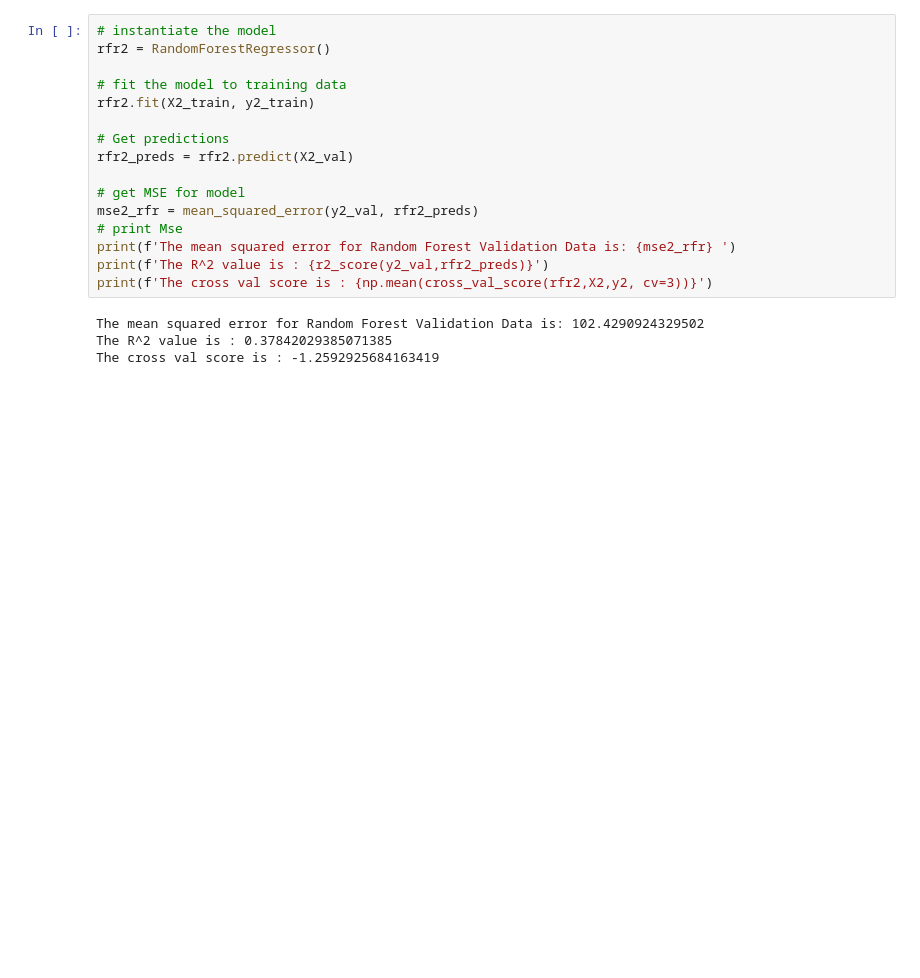
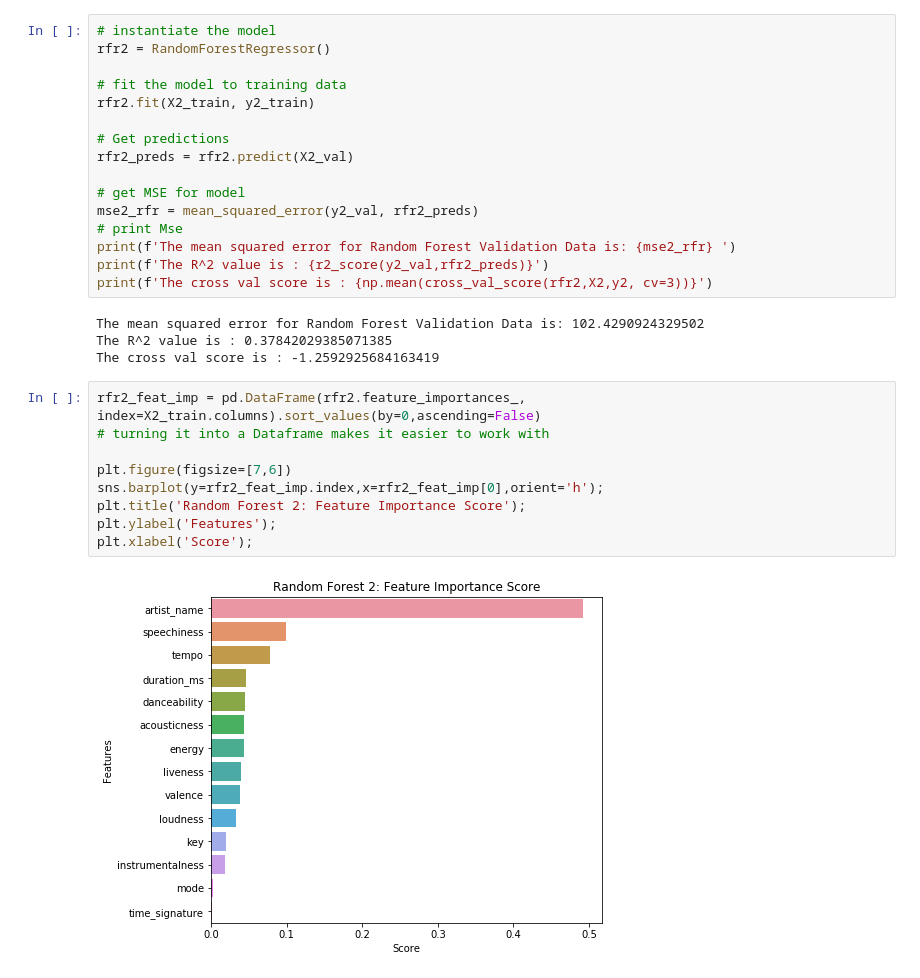
Before and after one commit to ipatel467/Spotify-Project, a Jupyter notebook: Spotify.ipynb, the cells around one changed output. Drawn from its saved outputs; the diff is of its cells as text; blank space fills up the shorter version.

```diff
--- a/Spotify.ipynb
+++ b/Spotify.ipynb
@@ -687,3 +731,14 @@ print(f'The cross val score is : {np.mean(cross_val_score(rfr2,X2,y2, cv=3))}')
 The mean squared error for Random Forest Validation Data is: 102.4290924329502
 The R^2 value is : 0.37842029385071385
 The cross val score is : -1.2592925684163419
+# %%
+rfr2_feat_imp = pd.DataFrame(rfr2.feature_importances_, index=X2_train.columns).sort_values(by=0,ascending=False)
+# turning it into a Dataframe makes it easier to work with
+
+plt.figure(figsize=[7,6])
+sns.barplot(y=rfr2_feat_imp.index,x=rfr2_feat_imp[0],orient='h');
+plt.title('Random Forest 2: Feature Importance Score');
+plt.ylabel('Features');
+plt.xlabel('Score');
+# %% [output]
+[figure, added]
```
Also changed, not shown: parts of 5 cells of this notebook.
